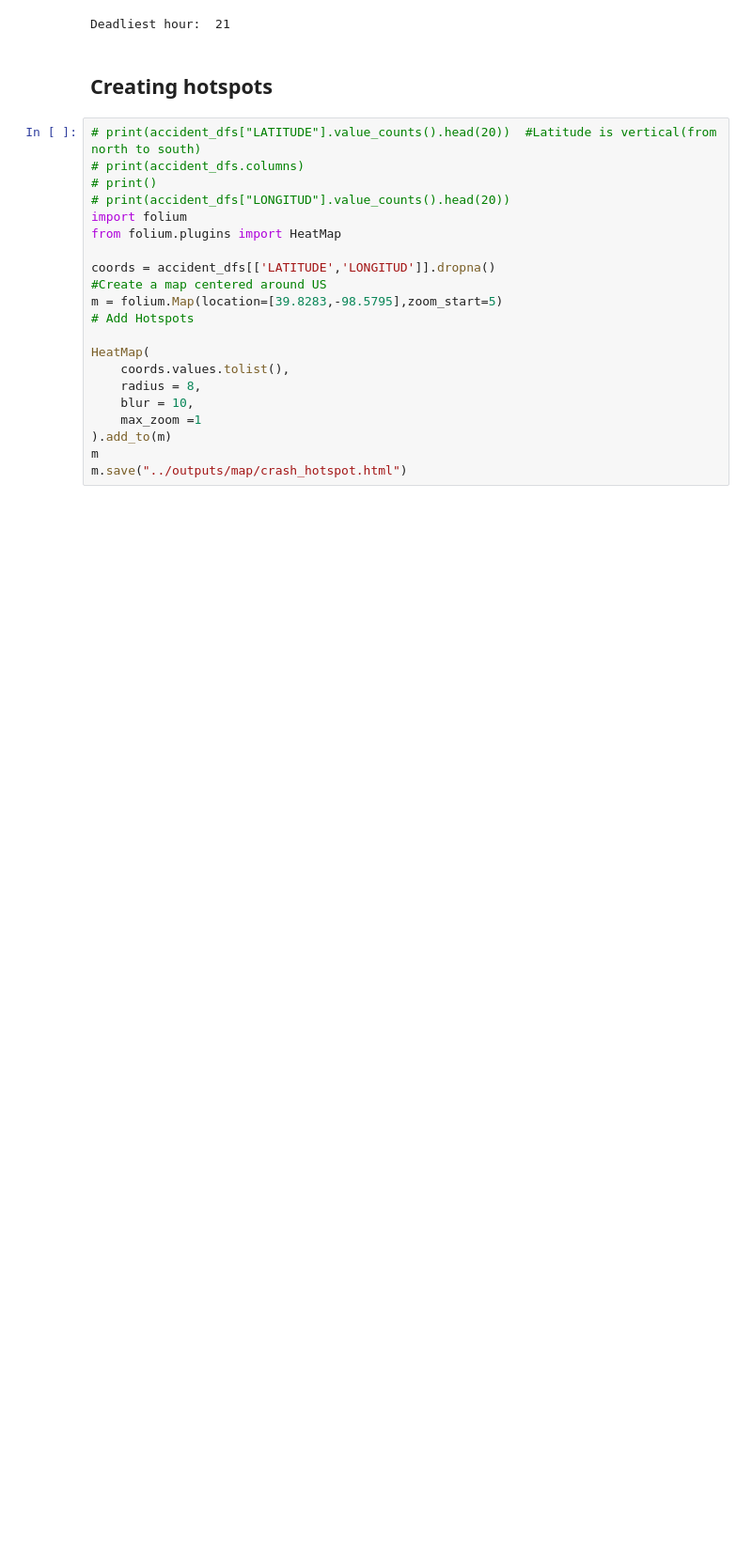
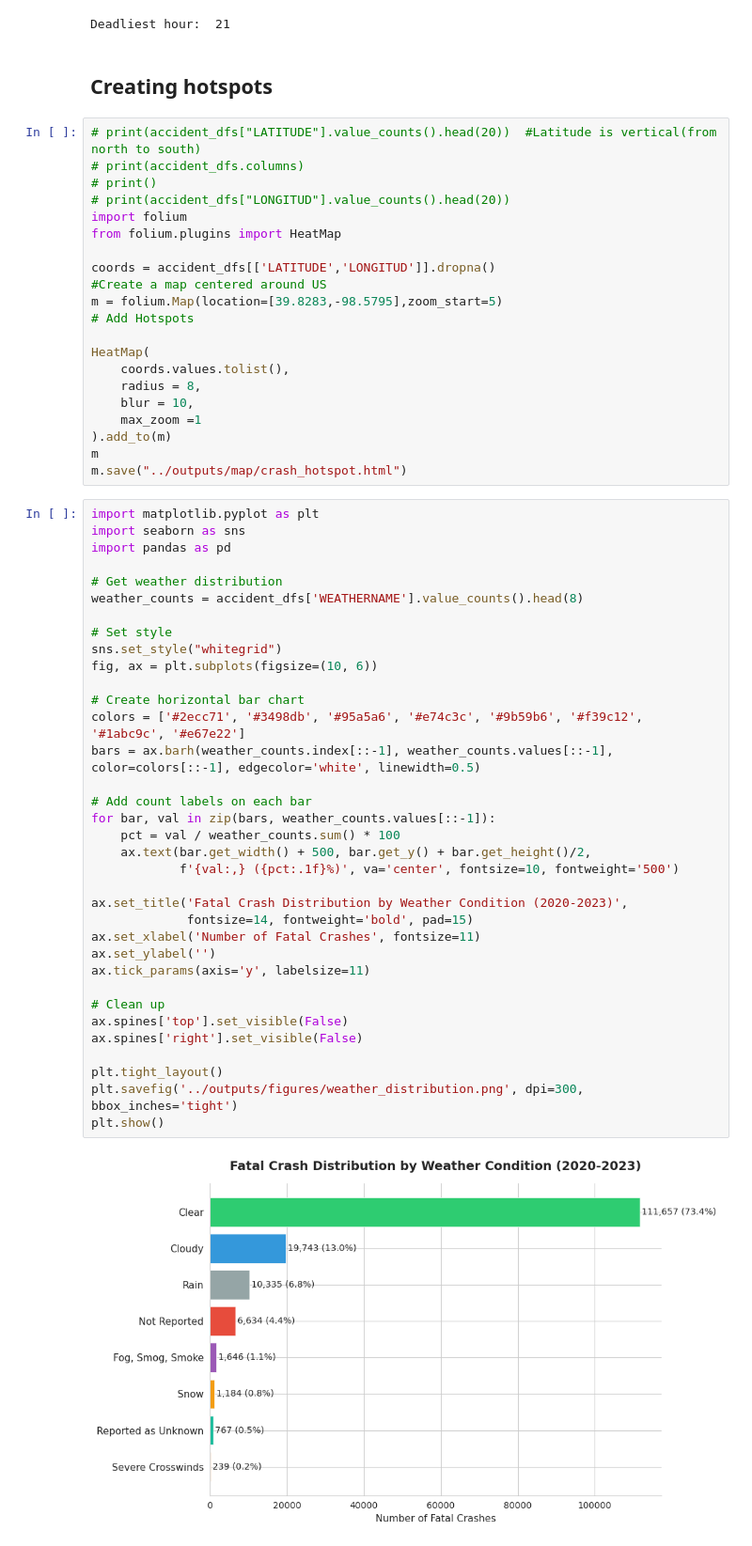
Before and after one commit to SumanAch10/road-safety-weather-impact, a Jupyter notebook: notebooks/02_eda_and_hotspots.ipynb, the cells around one changed output. Shown at 94% size. Cells and saved outputs as stored; diff of their text form; blank space fills up the shorter version.

```diff
--- a/notebooks/02_eda_and_hotspots.ipynb
+++ b/notebooks/02_eda_and_hotspots.ipynb
@@ -130,3 +130,40 @@ HeatMap(
 ).add_to(m)
 m
 m.save("../outputs/map/crash_hotspot.html")
+# %%
+import matplotlib.pyplot as plt
+import seaborn as sns
+import pandas as pd
+
+# Get weather distribution
+weather_counts = accident_dfs['WEATHERNAME'].value_counts().head(8)
+
+# Set style
+sns.set_style("whitegrid")
+fig, ax = plt.subplots(figsize=(10, 6))
+
+# Create horizontal bar chart
+colors = ['#2ecc71', '#3498db', '#95a5a6', '#e74c3c', '#9b59b6', '#f39c12', '#1abc9c', '#e67e22']
+bars = ax.barh(weather_counts.index[::-1], weather_counts.values[::-1], color=colors[::-1], edgecolor='white', linewidth=0.5)
+
+# Add count labels on each bar
+for bar, val in zip(bars, weather_counts.values[::-1]):
+    pct = val / weather_counts.sum() * 100
+    ax.text(bar.get_width() + 500, bar.get_y() + bar.get_height()/2,
+            f'{val:,} ({pct:.1f}%)', va='center', fontsize=10, fontweight='500')
+
+ax.set_title('Fatal Crash Distribution by Weather Condition (2020-2023)',
+             fontsize=14, fontweight='bold', pad=15)
+ax.set_xlabel('Number of Fatal Crashes', fontsize=11)
+ax.set_ylabel('')
+ax.tick_params(axis='y', labelsize=11)
+
+# Clean up
+ax.spines['top'].set_visible(False)
+ax.spines['right'].set_visible(False)
+
+plt.tight_layout()
+plt.savefig('../outputs/figures/weather_distribution.png', dpi=300, bbox_inches='tight')
+plt.show()
+# %% [output]
+[figure, added]
```
